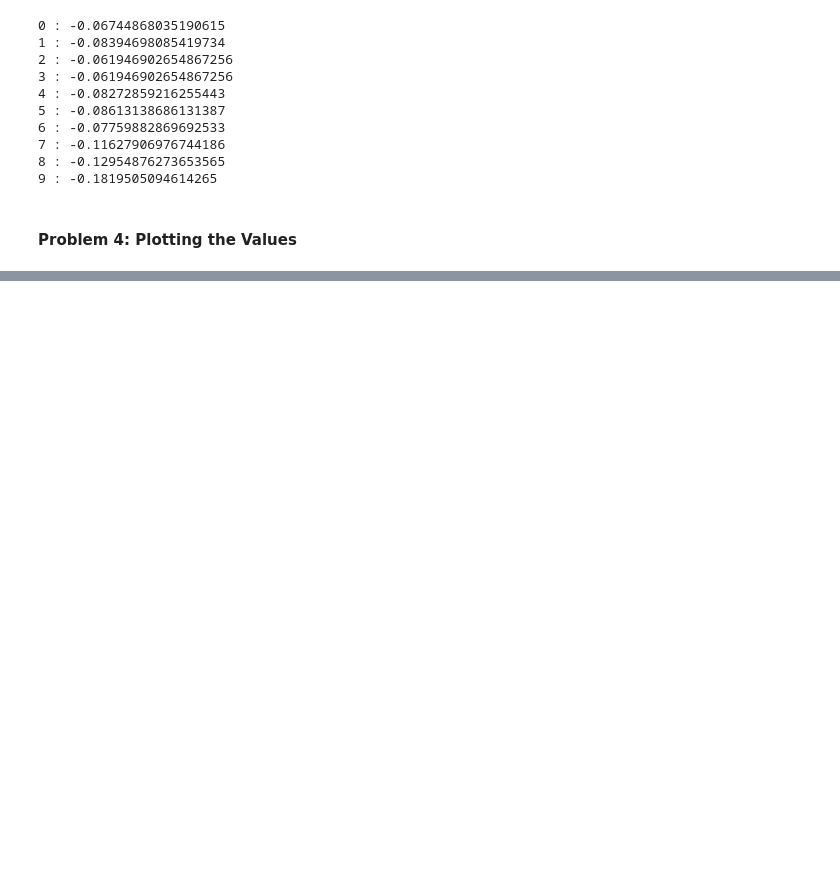
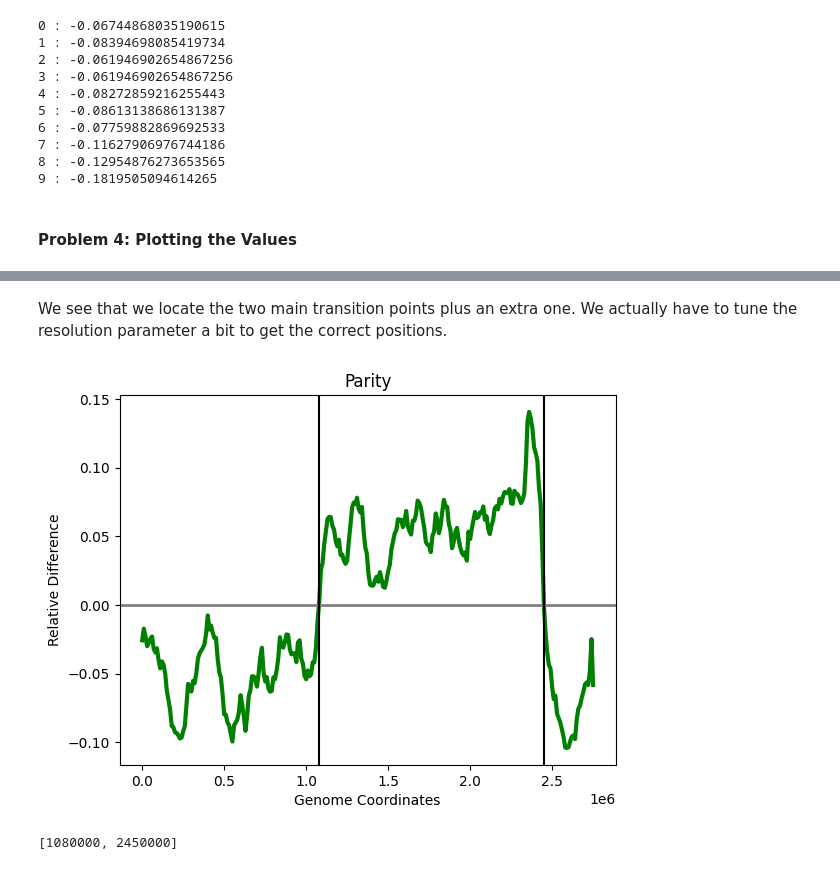
Before and after one commit to christoforos-nikolaou/BC205, a Jupyter notebook: Chapter_02_Sequence_Analysis.ipynb, the cells around one changed output, grey strips where cells are left out. Saved outputs shown, nothing was run; the diff lists cells and outputs as text; code cells hidden in the pictures; blank space fills up the shorter version.

```diff
--- a/Chapter_02_Sequence_Analysis.ipynb
+++ b/Chapter_02_Sequence_Analysis.ipynb
@@ -784,0 +832,7 @@ def AT_parity(genomefile, window):
+# %% [markdown]
+We see that we locate the two main transition points plus an extra one. We actually have to tune the resolution parameter a bit to get the correct positions.
+# %%
+bruteParity('files/Staaur.fa', 100000, 'AT', 0.005)
+# %% [output]
+[figure, added]
+[1080000, 2450000]
```
Also changed, not shown: parts of 14 cells of this notebook, 2 other files.
